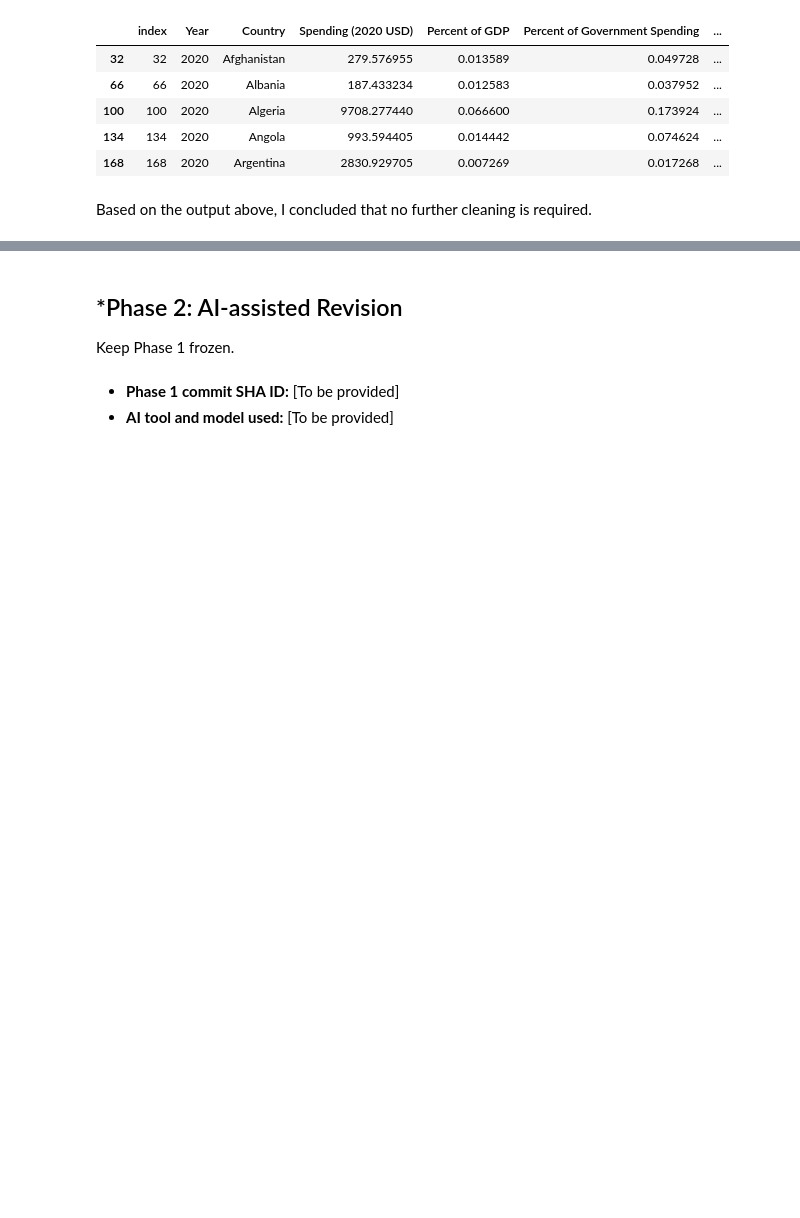
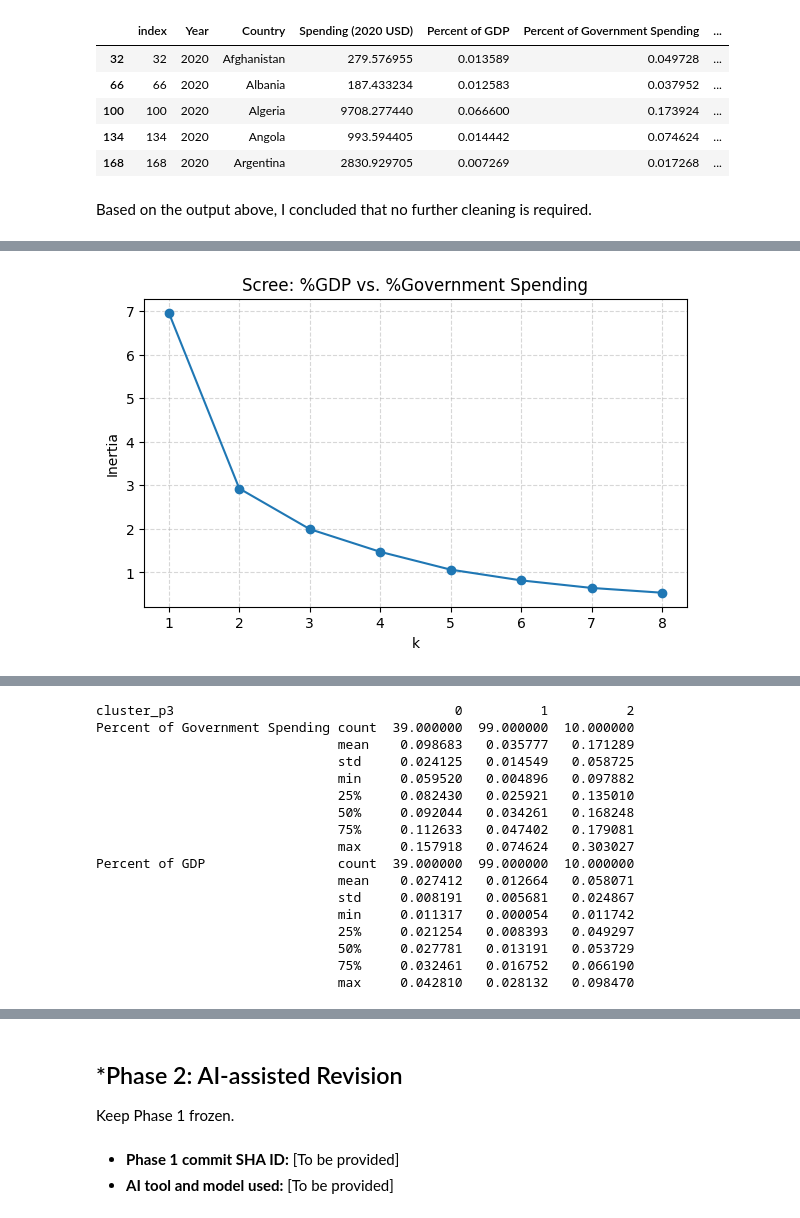
Before and after one commit to rem4eb/A04-clustering, a Jupyter notebook: notebook.ipynb, the cells around one changed output, grey strips where cells are left out. Cells and saved outputs as stored; diff of their text form; code cells hidden in the pictures; blank space fills up the shorter version.

```diff
--- a/notebook.ipynb
+++ b/notebook.ipynb
@@ -221,0 +226,42 @@ The United States is an outlier in total expenditure, with ~$778 billion in 2020
+# %%
+features_p3 = ['Percent of Government Spending', 'Percent of GDP']
+
+scaler_p3 = MinMaxScaler()
+X_p3norm = scaler_p3.fit_transform(df_2020[features_p3])
+
+inertias_p3 = [KMeans(n_clusters=k, random_state=42, n_init=10).fit(X_p3norm).inertia_ for k in range(1, 9)]
+
+plt.figure(figsize=(7, 4))
+plt.plot(range(1, 9), inertias_p3, marker='o')
+plt.title("Scree: %GDP vs. %Government Spending")
+plt.xlabel("k")
+plt.ylabel("Inertia")
+plt.grid(True, linestyle='--', alpha=0.5)
+plt.show()
+
+kmeans_p3 = KMeans(n_clusters=3, random_state=42, n_init=10)
+df_2020['cluster_p3'] = kmeans_p3.fit_predict(X_p3norm).astype(str)
+
+# scatter plot
+fig_p3 = px.scatter(
+    df_2020,
+    x='Percent of Government Spending',
+    y='Percent of GDP',
+    color='cluster_p3',
+    hover_name=country_col,
+    hover_data={
+        'Percent of Government Spending': ':.2f',
+        'Percent of GDP': ':.2f',
+        'cluster_p3': True
+    },
+    title="<b>%GDP (2020) vs. %Government Spending</b>",
+    labels={'cluster_p3': 'Cluster'},
+    template='plotly_white'
+)
+
+fig_p3.update_traces(marker=dict(size=9, line=dict(width=1)))
+fig_p3.show()
+
+print(df_2020.groupby('cluster_p3')[features_p3].describe().T)
+# %% [output]
+[figure, added]
@@ -221,0 +269,17 @@ The United States is an outlier in total expenditure, with ~$778 billion in 2020
+cluster_p3                                    0          1          2
+Percent of Government Spending count  39.000000  99.000000  10.000000
+                               mean    0.098683   0.035777   0.171289
+                               std     0.024125   0.014549   0.058725
+                               min     0.059520   0.004896   0.097882
+                               25%     0.082430   0.025921   0.135010
+                               50%     0.092044   0.034261   0.168248
+                               75%     0.112633   0.047402   0.179081
+                               max     0.157918   0.074624   0.303027
+Percent of GDP                 count  39.000000  99.000000  10.000000
+                               mean    0.027412   0.012664   0.058071
+                               std     0.008191   0.005681   0.024867
+                               min     0.011317   0.000054   0.011742
+                               25%     0.021254   0.008393   0.049297
+                               50%     0.027781   0.013191   0.053729
+                               75%     0.032461   0.016752   0.066190
+                               max     0.042810   0.028132   0.098470
```
Also changed, not shown: parts of 9 cells of this notebook.
